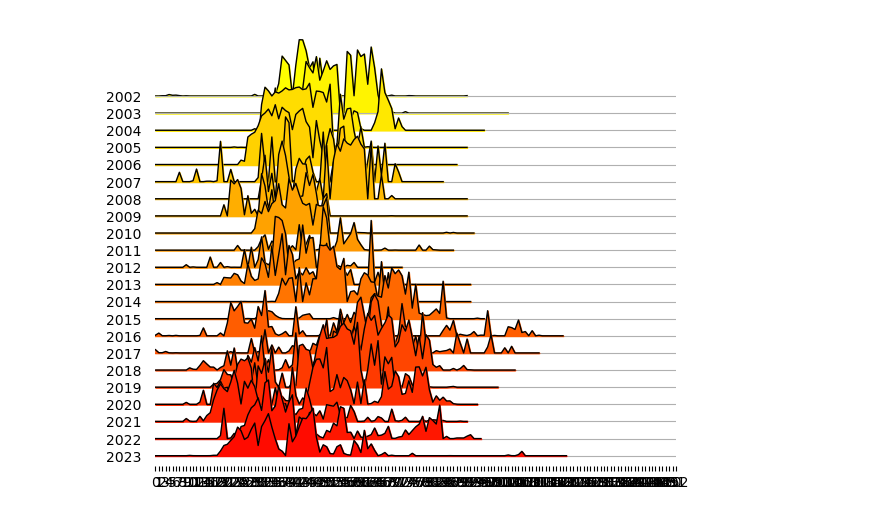
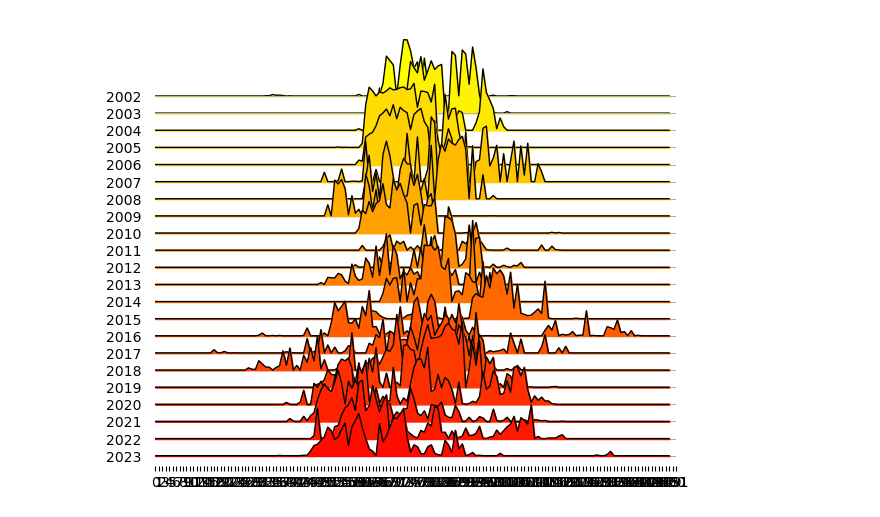
Before and after one commit to ChristofferOlssonSMHI/Satvis, a Jupyter notebook: src/satvistest/JoyplotTest.ipynb, the cells around one changed output. Cells and saved outputs as stored; diff of their text form; code cells hidden in the pictures.

```diff
--- a/src/satvistest/JoyplotTest.ipynb
+++ b/src/satvistest/JoyplotTest.ipynb
@@ -75,0 +47,6 @@ Name: fca, Length: 2125, dtype: float64
+# %%
+# TODO Refine start/end date values to better match data (filter.min()/.max())
+start_date = pd.to_datetime('2002-05-01')
+end_date = pd.to_datetime('2002-09-30')
+selected_years = range(2002, 2024)
+# selected years = [2002, 2003]
@@ -75,0 +58,5 @@ Name: fca, Length: 2125, dtype: float64
+# %%
+mask = (df['time'].dt.year.isin(selected_years)) & (df['time'].dt.month >= start_date.month) & (df['time'].dt.month <= end_date.month) & (df['time'].dt.day >= start_date.day) & (df['time'].dt.day <= end_date.day)
+# %%
+gdf_season = df.loc[mask]
+gdf_season
@@ -76,12 +77,12 @@ Name: fca, Length: 2125, dtype: float64
 # %%
 %matplotlib inline
 
-x_range = list(range(153))
+x_range = list(range(152))
 # labels=[y if y%10==0 else None for y in list(df.time.unique())]
-fig, axes = joypy.joyplot(df, by="year", column="fca", labels=None, range_style='own',
+fig, axes = joypy.joyplot(gdf_season, by="year", column="fca", labels=None, range_style='own',
                           grid="y", linewidth=1, legend=False, figsize=(6,5),
                           title=None, kind='values', x_range=x_range,
                           colormap=cm.autumn_r)
 axes[-1].set_xticks(x_range);
 # %% [output]
-[figure, old version]
+[figure, new version]
```
Also changed, not shown: parts of 9 cells of this notebook.
